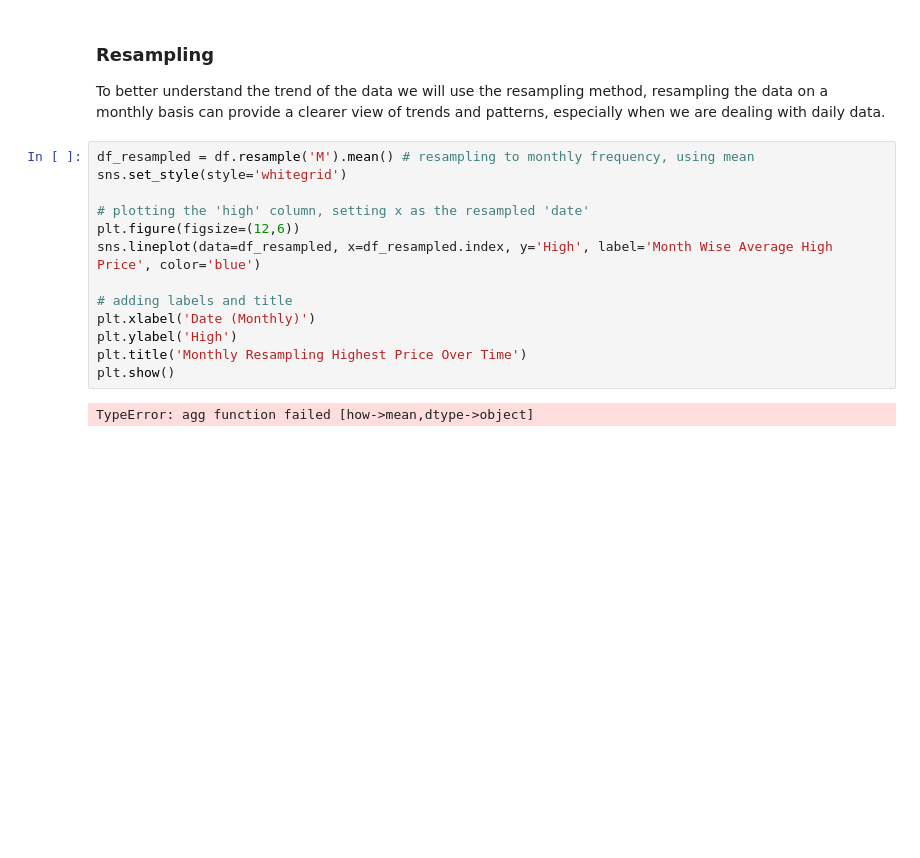
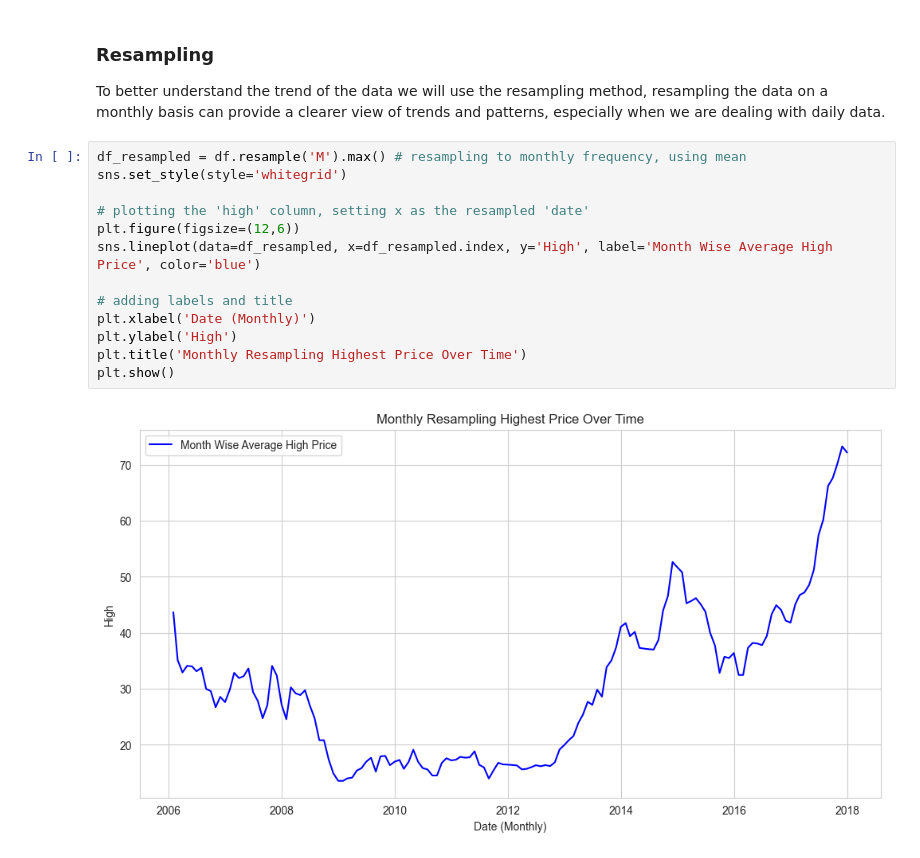
Before and after one commit to vanki2003/DA-Tutorials, a Jupyter notebook: Time Series Analysis & Correlation/notebook.ipynb, the cells around one changed output. Drawn from its saved outputs; the diff is of its cells as text; blank space fills up the shorter version.

```diff
--- a/Time Series Analysis & Correlation/notebook.ipynb
+++ b/Time Series Analysis & Correlation/notebook.ipynb
@@ -52,17 +52,17 @@ plt.show()
 
 To better understand the trend of the data we will use the resampling method, resampling the data on a monthly basis can provide a clearer view of trends and patterns, especially when we are dealing with daily data.
 # %%
-df_resampled = df.resample('M').mean() # resampling to monthly frequency, using mean
+df_resampled = df.resample('M').max() # resampling to monthly frequency, using mean
 sns.set_style(style='whitegrid')
 
 # plotting the 'high' column, setting x as the resampled 'date'
 plt.figure(figsize=(12,6))
 sns.lineplot(data=df_resampled, x=df_resampled.index, y='High', label='Month Wise Average High Price', color='blue')
 
 # adding labels and title
 plt.xlabel('Date (Monthly)')
 plt.ylabel('High')
 plt.title('Monthly Resampling Highest Price Over Time')
 plt.show()
 # %% [output]
-TypeError: agg function failed [how->mean,dtype->object]
+[figure, added]
```
Also changed, not shown: parts of 15 cells of this notebook, 1 other file.
